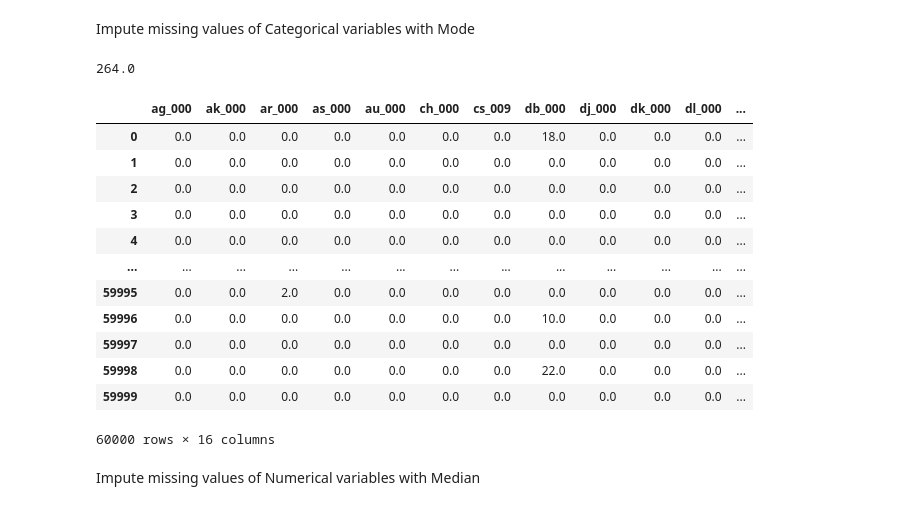
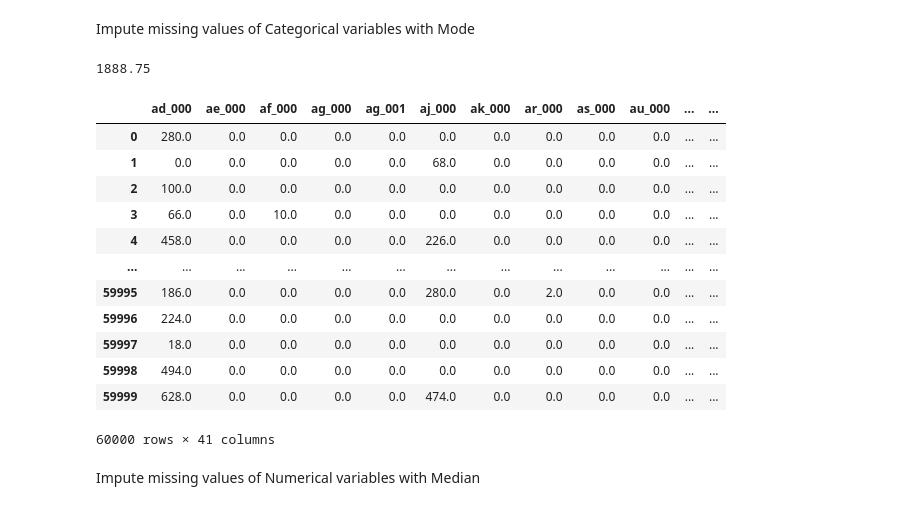
Before and after one commit to medso0018/CovTypeGridSearch, a Jupyter notebook: notebooks/apsFailure.ipynb, the cells around one changed output. Cells and saved outputs as stored; diff of their text form; code cells hidden in the pictures.

```diff
--- a/notebooks/apsFailure.ipynb
+++ b/notebooks/apsFailure.ipynb
@@ -110,4 +109,4 @@ We will remove columns that has more than 50% of null values
 # %%
-columns_to_drop = df_p_of_null[df_p_of_null.p_of_null >= 50].column
+columns_to_drop = df_p_of_null[df_p_of_null.p_of_null > 70].column
 columns_to_drop
 # %% [output]
@@ -156,16 +158,16 @@ plt.show()
 # %% [markdown]
 Count of columns per dtype
 # %%
-X_train_df = trainset.drop('class', axis=1)
-y_train_df = trainset[['class']]
+X_df = trainset.drop('class', axis=1)
+y_df = trainset[['class']]
 
 int_cols = []
 float_cols = []
 object_cols = []
-for col in tqdm(X_train_df.columns):
+for col in tqdm(X_df.columns):
     try:
-        X_train_df[col] = pd.to_numeric(X_train_df[col])
-        if (X_train_df[col] % 1 > 0).any(): float_cols.append(col)
+        X_df[col] = pd.to_numeric(X_df[col])
+        if (X_df[col] % 1 > 0).any(): float_cols.append(col)
         else: int_cols.append(col)
     except: object_cols.append(col)
 # %%
@@ -181,7 +183,7 @@ Calcuate skew value to decide how impute missing values
 - if skew >= -0.05 and skew <= 0.05: Normal distribution, impute with Mean
 - if skew < -0.05 and skew > 0.05: left/right skewed distribution, impute with Median (for Numerical variables) or Mode (for categorical variables)
 # %%
-sr_skew = X_train_df.skew(axis=0, skipna=True)
+sr_skew = X_df.skew(axis=0, skipna=True)
 df_skew = pd.DataFrame({'skew_value': sr_skew})
 df_skew
 # %% [output]
@@ -220,7 +222,7 @@ X_train_df[normal_dis].describe()
 # %% [markdown]
 This column that has a normal distribution contains one single value. So we will remove it.
 # %%
-X_train_df.drop(normal_dis, axis=1, inplace=True)
+X_df.drop(normal_dis, axis=1, inplace=True)
 # %% [markdown]
 Columns with left/right skewed distribution
 # %%
@@ -233,36 +235,36 @@ Impute missing values of Categorical variables with Mode
 # %%
 CAT_COLUMNS = []
 d = []
-for col in X_train_df.columns:
-    d.append(len(X_train_df[col].unique()))
+for col in X_df.columns:
+    d.append(len(X_df[col].unique()))
 
-df = pd.DataFrame({'col':X_train_df.columns, 'unique_count':d})
+df = pd.DataFrame({'col':X_df.columns, 'unique_count':d})
 
-bench = df['unique_count'].quantile(0.10)
+bench = df['unique_count'].quantile(0.25)
 print(bench)
 
-for col in X_train_df.columns:
-    if len(X_train_df[col].unique()) < bench:
+for col in X_df.columns:
+    if len(X_df[col].unique()) < bench:
         CAT_COLUMNS.append(col)
 
-df_cat = X_train_df[CAT_COLUMNS]
+df_cat = X_df[CAT_COLUMNS]
 df_cat = df_cat.fillna(df_cat.mode().iloc[0])
 df_cat
 # %% [output]
-264.0
+1888.75
-|  | ag_000 | ak_000 | ar_000 | as_000 | au_000 | ch_000 | cs_009 | db_000 | dj_000 | dk_000 | dl_000 | ... |
-| 0 | 0.0 | 0.0 | 0.0 | 0.0 | 0.0 | 0.0 | 0.0 | 18.0 | 0.0 | 0.0 | 0.0 | ... |
-| 1 | 0.0 | 0.0 | 0.0 | 0.0 | 0.0 | 0.0 | 0.0 | 0.0 | 0.0 | 0.0 | 0.0 | ... |
-| 2 | 0.0 | 0.0 | 0.0 | 0.0 | 0.0 | 0.0 | 0.0 | 0.0 | 0.0 | 0.0 | 0.0 | ... |
-| 3 | 0.0 | 0.0 | 0.0 | 0.0 | 0.0 | 0.0 | 0.0 | 0.0 | 0.0 | 0.0 | 0.0 | ... |
-| 4 | 0.0 | 0.0 | 0.0 | 0.0 | 0.0 | 0.0 | 0.0 | 0.0 | 0.0 | 0.0 | 0.0 | ... |
+|  | ad_000 | ae_000 | af_000 | ag_000 | ag_001 | aj_000 | ak_000 | ar_000 | as_000 | au_000 | ... | ... |
+| 0 | 280.0 | 0.0 | 0.0 | 0.0 | 0.0 | 0.0 | 0.0 | 0.0 | 0.0 | 0.0 | ... | ... |
+| 1 | 0.0 | 0.0 | 0.0 | 0.0 | 0.0 | 68.0 | 0.0 | 0.0 | 0.0 | 0.0 | ... | ... |
+| 2 | 100.0 | 0.0 | 0.0 | 0.0 | 0.0 | 0.0 | 0.0 | 0.0 | 0.0 | 0.0 | ... | ... |
+| 3 | 66.0 | 0.0 | 10.0 | 0.0 | 0.0 | 0.0 | 0.0 | 0.0 | 0.0 | 0.0 | ... | ... |
+| 4 | 458.0 | 0.0 | 0.0 | 0.0 | 0.0 | 226.0 | 0.0 | 0.0 | 0.0 | 0.0 | ... | ... |
 | ... | ... | ... | ... | ... | ... | ... | ... | ... | ... | ... | ... | ... |
-| 59995 | 0.0 | 0.0 | 2.0 | 0.0 | 0.0 | 0.0 | 0.0 | 0.0 | 0.0 | 0.0 | 0.0 | ... |
-| 59996 | 0.0 | 0.0 | 0.0 | 0.0 | 0.0 | 0.0 | 0.0 | 10.0 | 0.0 | 0.0 | 0.0 | ... |
-| 59997 | 0.0 | 0.0 | 0.0 | 0.0 | 0.0 | 0.0 | 0.0 | 0.0 | 0.0 | 0.0 | 0.0 | ... |
-| 59998 | 0.0 | 0.0 | 0.0 | 0.0 | 0.0 | 0.0 | 0.0 | 22.0 | 0.0 | 0.0 | 0.0 | ... |
-| 59999 | 0.0 | 0.0 | 0.0 | 0.0 | 0.0 | 0.0 | 0.0 | 0.0 | 0.0 | 0.0 | 0.0 | ... |
+| 59995 | 186.0 | 0.0 | 0.0 | 0.0 | 0.0 | 280.0 | 0.0 | 2.0 | 0.0 | 0.0 | ... | ... |
+| 59996 | 224.0 | 0.0 | 0.0 | 0.0 | 0.0 | 0.0 | 0.0 | 0.0 | 0.0 | 0.0 | ... | ... |
+| 59997 | 18.0 | 0.0 | 0.0 | 0.0 | 0.0 | 0.0 | 0.0 | 0.0 | 0.0 | 0.0 | ... | ... |
+| 59998 | 494.0 | 0.0 | 0.0 | 0.0 | 0.0 | 0.0 | 0.0 | 0.0 | 0.0 | 0.0 | ... | ... |
+| 59999 | 628.0 | 0.0 | 0.0 | 0.0 | 0.0 | 474.0 | 0.0 | 0.0 | 0.0 | 0.0 | ... | ... |
-60000 rows × 16 columns
+60000 rows × 41 columns
 # %% [markdown]
 Impute missing values of Numerical variables with Median
 # %%
```
Also changed, not shown: parts of 61 cells of this notebook.
